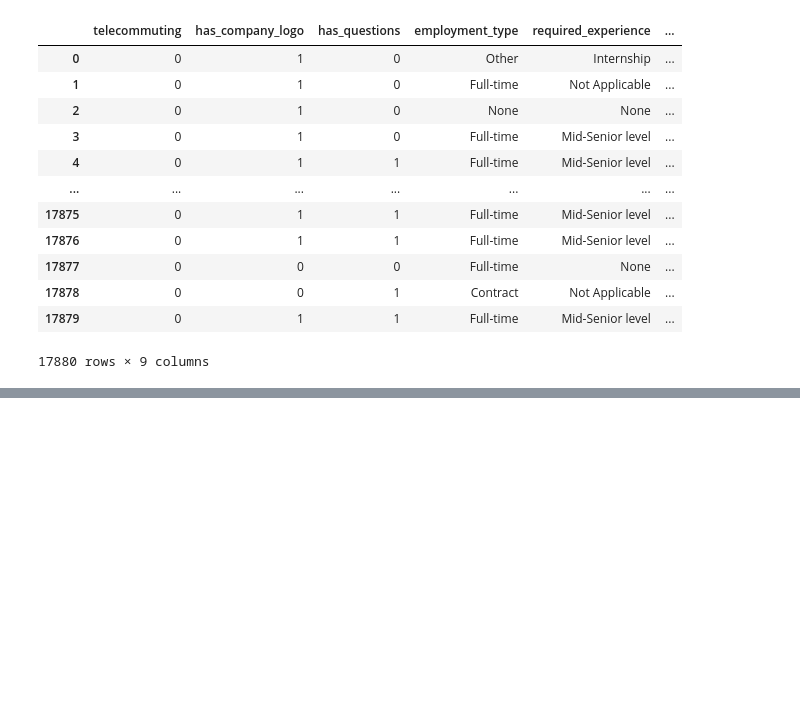
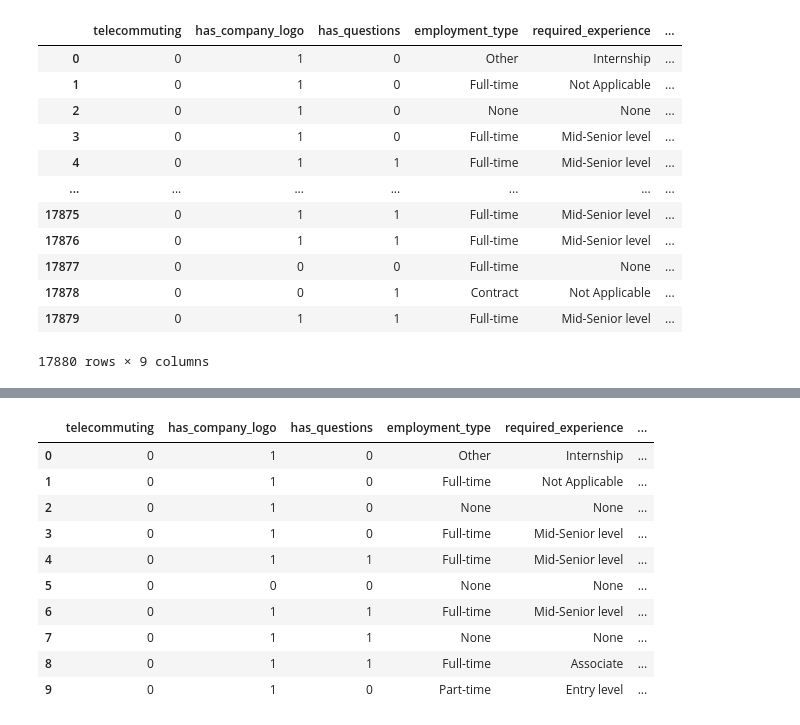
Before and after one commit to Rrezeartaa/Real_or_Fake_Job_Posting_Prediction, a Jupyter notebook: Real_or_Fake_Job_Posting_Prediction.ipynb, the cells around one changed output, grey strips where cells are left out. Saved outputs shown, nothing was run; the diff lists cells and outputs as text; code cells hidden in the pictures; blank space fills up the shorter version.

```diff
--- a/Real_or_Fake_Job_Posting_Prediction.ipynb
+++ b/Real_or_Fake_Job_Posting_Prediction.ipynb
@@ -154,0 +166,19 @@ data["fraud"] = pd.cut(data['fraudulent'],2,labels=['Real','Fake'])
+# %%
+from sklearn.preprocessing import Binarizer
+from sklearn.preprocessing import LabelBinarizer
+lb = LabelBinarizer()
+new_data = categorical_data.iloc[:10,:]
+
+new_data
+# %% [output]
+|  | telecommuting | has_company_logo | has_questions | employment_type | required_experience | ... |
+| 0 | 0 | 1 | 0 | Other | Internship | ... |
+| 1 | 0 | 1 | 0 | Full-time | Not Applicable | ... |
+| 2 | 0 | 1 | 0 | None | None | ... |
+| 3 | 0 | 1 | 0 | Full-time | Mid-Senior level | ... |
+| 4 | 0 | 1 | 1 | Full-time | Mid-Senior level | ... |
+| 5 | 0 | 0 | 0 | None | None | ... |
+| 6 | 0 | 1 | 1 | Full-time | Mid-Senior level | ... |
+| 7 | 0 | 1 | 1 | None | None | ... |
+| 8 | 0 | 1 | 1 | Full-time | Associate | ... |
+| 9 | 0 | 1 | 0 | Part-time | Entry level | ... |
```
Also changed, not shown: parts of 2 cells of this notebook.
